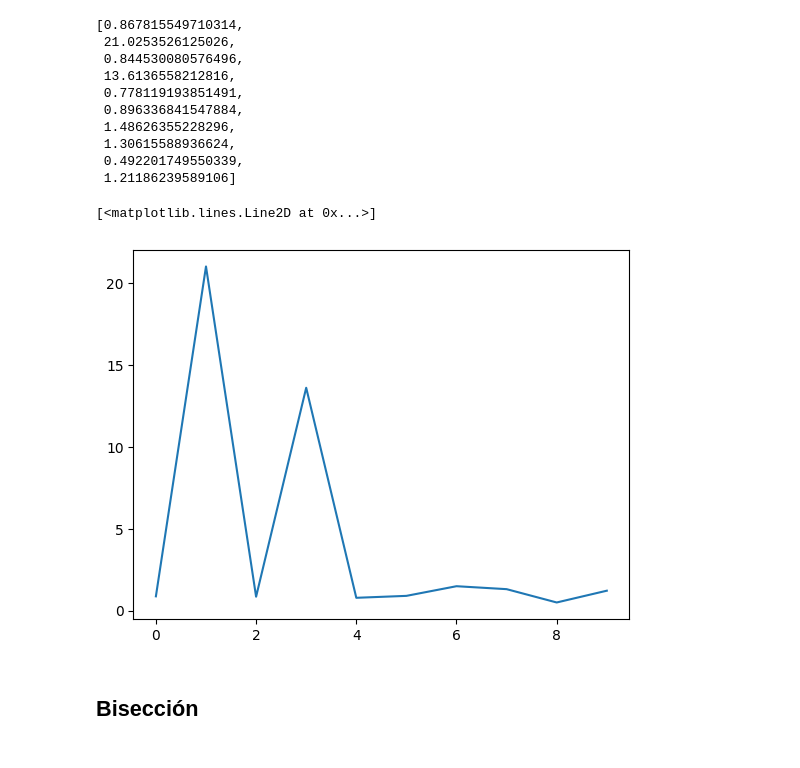
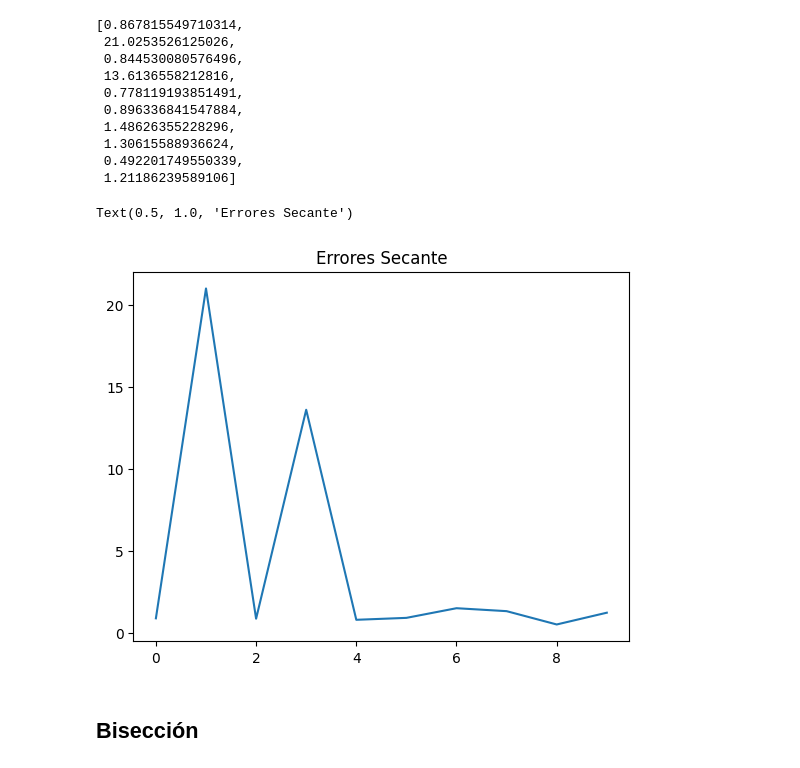
Before and after one commit to LofoMarin/Solu_Compu, a Jupyter notebook: L2 Raices.ipynb, the cells around one changed output. Drawn from its saved outputs; the diff is of its cells as text; code cells hidden in the pictures.

Commit message:
terminado falta analisis punto 1

```diff
--- a/L2 Raices.ipynb
+++ b/L2 Raices.ipynb
@@ -23,0 +26,29 @@ iteraciones_maximas = 10
+# %%
+def f_rf(x):
+    return np.tan(np.pi*x)-6
+
+a = 0 #initial
+b = 0.5 #final
+errores_regularfalsi = []
+c_ant = 0
+
+if f_rf(a) * f_rf(b) > 0:
+    print('False position Fails')
+
+else:
+    k = 1
+    while(k <= iteraciones_maximas):
+        c = (a * f_rf(b) - b * f_rf(a))/(f_rf(b)-f_rf(a))
+        if f_rf(a) * f_rf(c) < 0:
+            b = c
+
+        else:
+            a = c
+
+        # print("root=", c, 'at iteration', k)
+        error_a = np.abs((c - c_ant)/c)
+        errores_regularfalsi.append(error_a)
+        c_ant = c
+        k = k + 1
+
+print(f"La solución es: {c}")
@@ -24,20 +76,20 @@ iteraciones_maximas = 10
 # %% [markdown]
 ## Secante
 # %%
-punto_inicial = 0.1
-punto_parcial = 0.2
+a = 0.1
+b = 0.2
 
 i = 0
 error_secante = []
 
-while i < iteraciones_maximas:
-    punto_siguiente = punto_parcial - f.subs(x, punto_parcial).evalf() * (punto_parcial - punto_inicial) / (f.subs(x, punto_parcial).evalf() - f.subs(x, punto_inicial).evalf())
-    punto_inicial, punto_parcial = punto_parcial, punto_siguiente
-    error_a = np.abs((punto_siguiente-punto_inicial)/punto_siguiente)
+for i in range(iteraciones_maximas):
+    punto_siguiente = b - f.subs(x, b).evalf() * (b - a) / (f.subs(x, b).evalf() - f.subs(x, a).evalf())
+    a, b = b, punto_siguiente
+    error_a = np.abs((punto_siguiente-a)/punto_siguiente)
     error_secante.append(error_a)
     i = i + 1
 
-punto_parcial
+b
 # %% [output]
 $\displaystyle -104.587195159176$
 # %%
@@ -55,9 +107,10 @@ error_secante
  1.21186239589106]
 # %%
 plt.plot(error_secante)
+plt.title("Errores Secante")
 # %% [output]
-[<matplotlib.lines.Line2D at 0x...>]
+Text(0.5, 1.0, 'Errores Secante')
-[figure, old version]
+[figure, new version]
 # %% [markdown]
 ## Bisección
 # %%
```
Also changed, not shown: parts of 9 cells of this notebook, 2 other files.
